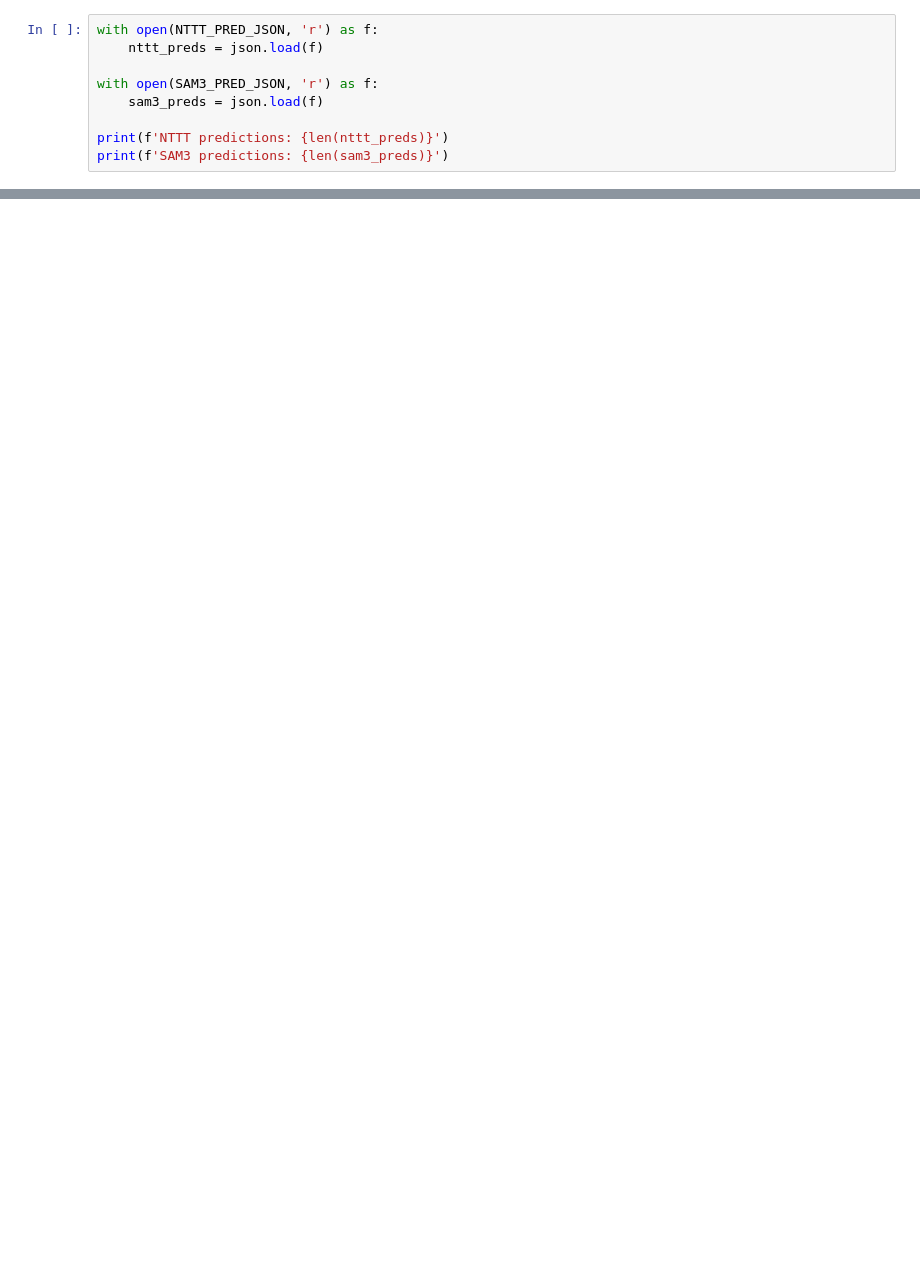
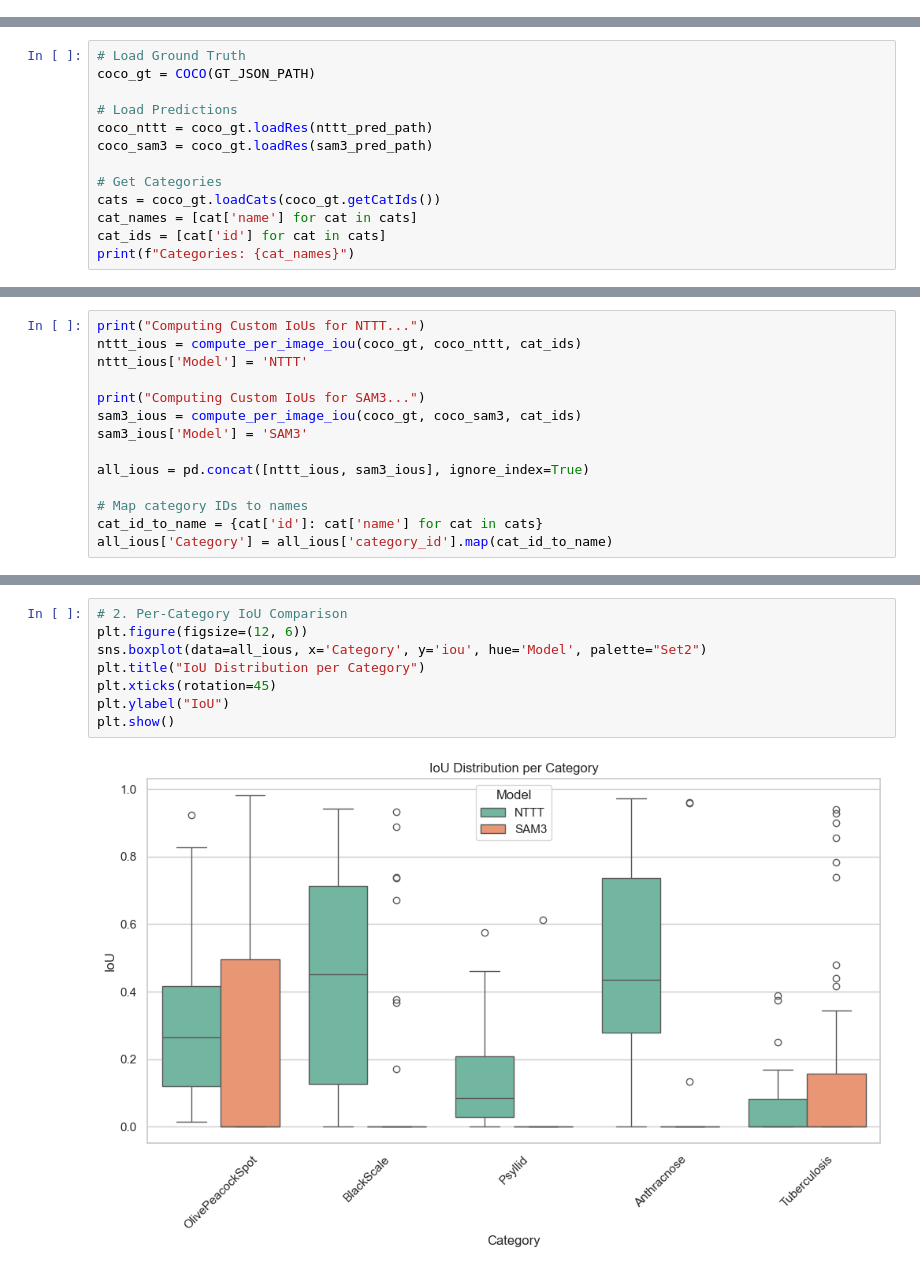
Before and after one commit to DogRog/no-time-to-train, a Jupyter notebook: notebooks/compare_nttt_sam3_metrics.ipynb, the cells around one changed output, grey strips where cells are left out. Drawn from its saved outputs; the diff is of its cells as text; blank space fills up the shorter version.

```diff
--- a/notebooks/compare_nttt_sam3_metrics.ipynb
+++ b/notebooks/compare_nttt_sam3_metrics.ipynb
@@ -29,9 +6,0 @@ print('SAM3 runtime file:', SAM3_RUNTIME_JSON)
-# %%
-with open(NTTT_PRED_JSON, 'r') as f:
-    nttt_preds = json.load(f)
-
-with open(SAM3_PRED_JSON, 'r') as f:
-    sam3_preds = json.load(f)
-
-print(f'NTTT predictions: {len(nttt_preds)}')
-print(f'SAM3 predictions: {len(sam3_preds)}')
@@ -109,0 +53,13 @@ metrics_df[display_cols].sort_values('segm_AP', ascending=False)
+# %%
+# Load Ground Truth
+coco_gt = COCO(GT_JSON_PATH)
+
+# Load Predictions
+coco_nttt = coco_gt.loadRes(nttt_pred_path)
+coco_sam3 = coco_gt.loadRes(sam3_pred_path)
+
+# Get Categories
+cats = coco_gt.loadCats(coco_gt.getCatIds())
+cat_names = [cat['name'] for cat in cats]
+cat_ids = [cat['id'] for cat in cats]
+print(f"Categories: {cat_names}")
@@ -109,0 +190,14 @@ metrics_df[display_cols].sort_values('segm_AP', ascending=False)
+# %%
+print("Computing Custom IoUs for NTTT...")
+nttt_ious = compute_per_image_iou(coco_gt, coco_nttt, cat_ids)
+nttt_ious['Model'] = 'NTTT'
+
+print("Computing Custom IoUs for SAM3...")
+sam3_ious = compute_per_image_iou(coco_gt, coco_sam3, cat_ids)
+sam3_ious['Model'] = 'SAM3'
+
+all_ious = pd.concat([nttt_ious, sam3_ious], ignore_index=True)
+
+# Map category IDs to names
+cat_id_to_name = {cat['id']: cat['name'] for cat in cats}
+all_ious['Category'] = all_ious['category_id'].map(cat_id_to_name)
@@ -109,0 +226,10 @@ metrics_df[display_cols].sort_values('segm_AP', ascending=False)
+# %%
+# 2. Per-Category IoU Comparison
+plt.figure(figsize=(12, 6))
+sns.boxplot(data=all_ious, x='Category', y='iou', hue='Model', palette="Set2")
+plt.title("IoU Distribution per Category")
+plt.xticks(rotation=45)
+plt.ylabel("IoU")
+plt.show()
+# %% [output]
+[figure, added]
```
Also changed, not shown: parts of 24 cells of this notebook, 5 other files.
